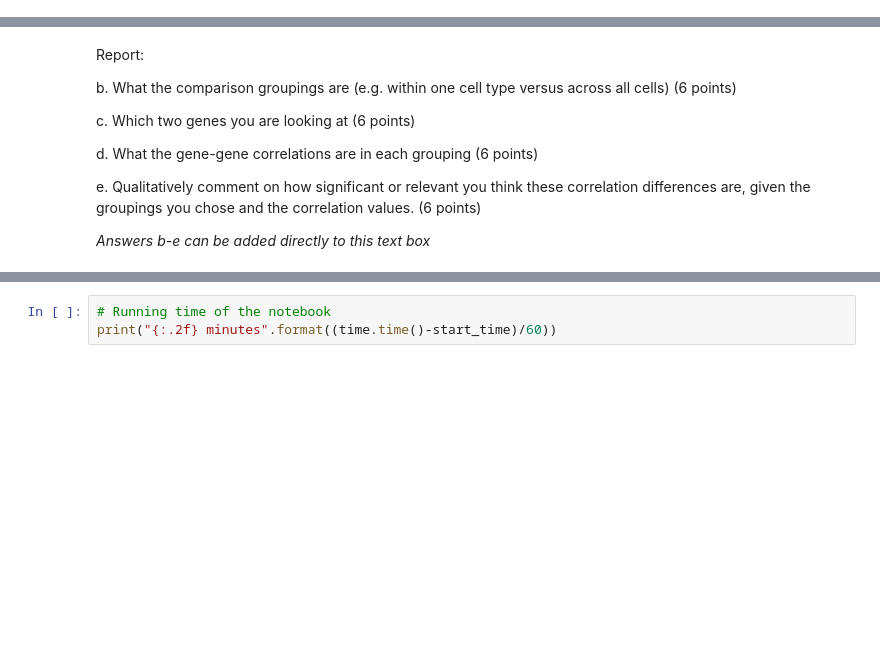
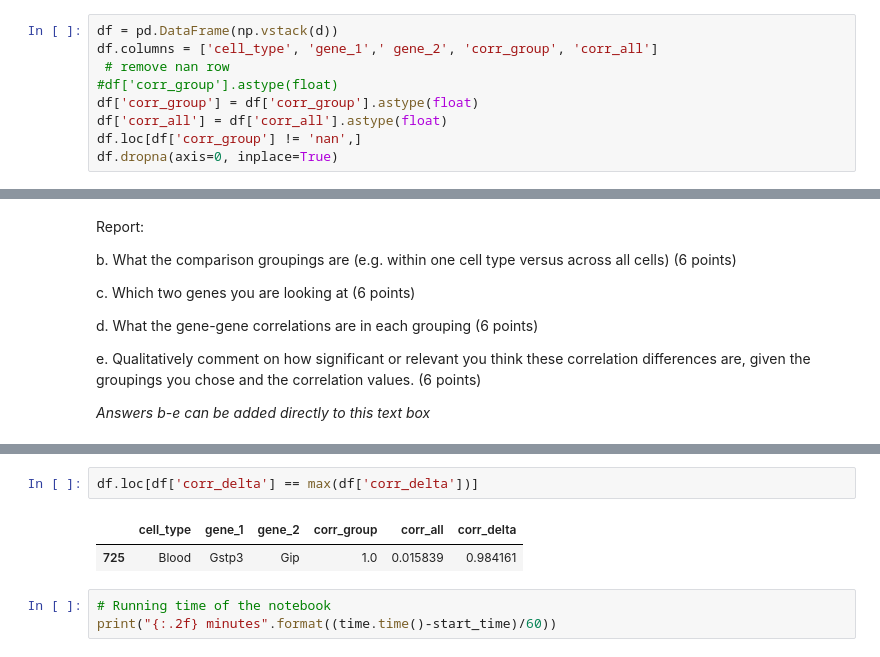
Before and after one commit to xqyn/BI-BE-CS-183-2023-HW, a Jupyter notebook: HW1/Problem3.ipynb, the cells around one changed output, grey strips where cells are left out. Cells and saved outputs as stored; diff of their text form; blank space fills up the shorter version.

```diff
--- a/HW1/Problem3.ipynb
+++ b/HW1/Problem3.ipynb
@@ -308,0 +265,9 @@ contain NAN
+# %%
+df = pd.DataFrame(np.vstack(d))
+df.columns = ['cell_type', 'gene_1',' gene_2', 'corr_group', 'corr_all']
+ # remove nan row
+#df['corr_group'].astype(float)
+df['corr_group'] = df['corr_group'].astype(float)
+df['corr_all'] = df['corr_all'].astype(float)
+df.loc[df['corr_group'] != 'nan',]
+df.dropna(axis=0, inplace=True)
@@ -321,3 +356,8 @@ e.   Qualitatively comment on how significant or relevant you think these correl
+# %%
+df.loc[df['corr_delta'] == max(df['corr_delta'])]
+# %% [output]
+|  | cell_type | gene_1 | gene_2 | corr_group | corr_all | corr_delta |
+| 725 | Blood | Gstp3 | Gip | 1.0 | 0.015839 | 0.984161 |
 # %%
 # Running time of the notebook
 print("{:.2f} minutes".format((time.time()-start_time)/60))
```
Also changed, not shown: parts of 12 cells of this notebook.
